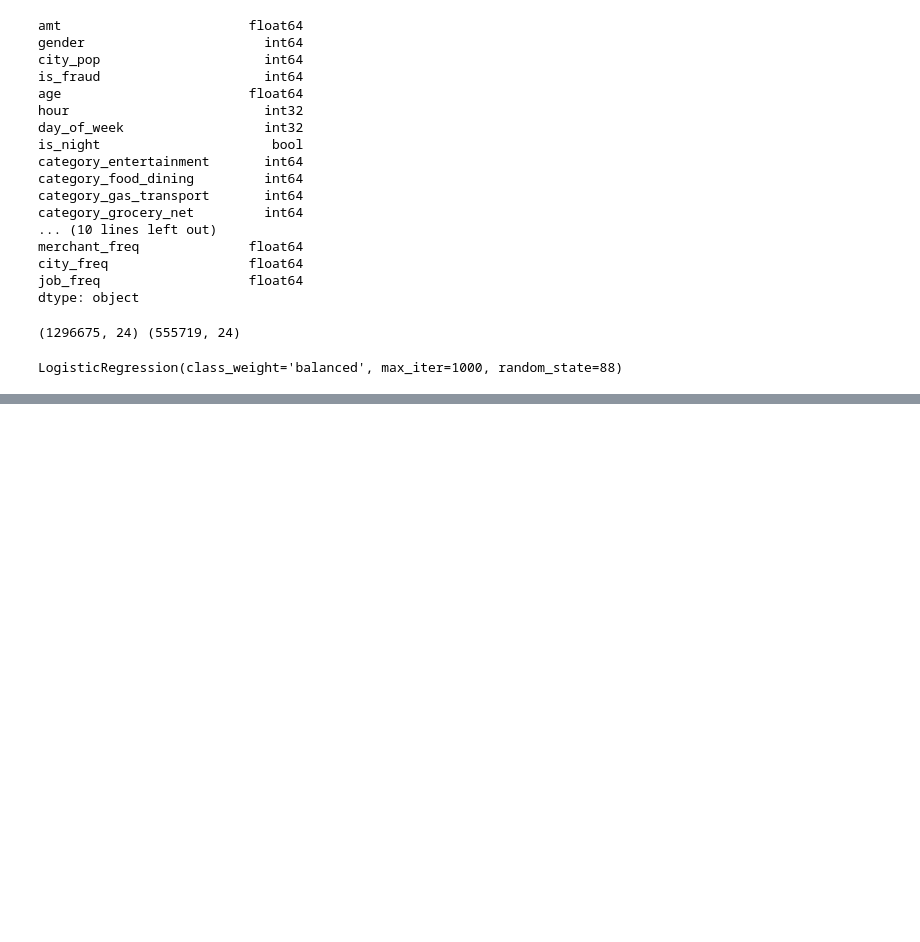
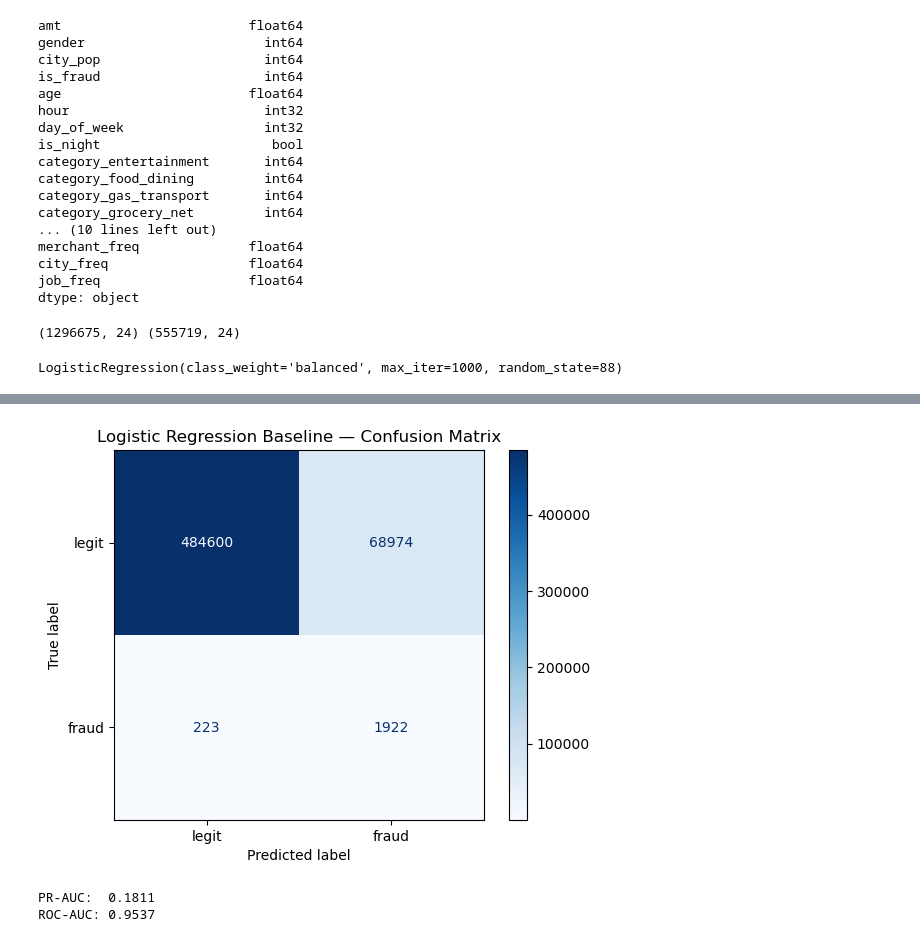
Before and after one commit to m7parikh/creditcard_fraud_model, a Jupyter notebook: LogisticRegression_baseline.ipynb, the cells around one changed output, grey strips where cells are left out. Saved outputs shown, nothing was run; the diff lists cells and outputs as text; code cells hidden in the pictures; blank space fills up the shorter version.

```diff
--- a/LogisticRegression_baseline.ipynb
+++ b/LogisticRegression_baseline.ipynb
@@ -60,3 +60,8 @@ model = LogisticRegression(class_weight="balanced", max_iter=1000, random_state=
 model.fit(X_train_scaled, y_train)
 # %% [output]
 LogisticRegression(class_weight='balanced', max_iter=1000, random_state=88)
+# %%
+y_pred = model.predict(X_test_scaled)
+y_pred_proba = model.predict_proba(X_test_scaled)[:, 1]
+
+print(classification_report(y_test, y_pred, target_names=["legit", "fraud"]))
@@ -62,0 +77,17 @@ LogisticRegression(class_weight='balanced', max_iter=1000, random_state=88)
+# %%
+cm = confusion_matrix(y_test, y_pred)
+disp = ConfusionMatrixDisplay(confusion_matrix=cm, display_labels=["legit", "fraud"])
+disp.plot(cmap="Blues", values_format="d")
+plt.title("Logistic Regression Baseline — Confusion Matrix")
+plt.show()
+# %% [output]
+[figure, added]
+# %%
+pr_auc = average_precision_score(y_test, y_pred_proba)
+roc_auc = roc_auc_score(y_test, y_pred_proba)
+
+print(f"PR-AUC:  {pr_auc:.4f}")
+print(f"ROC-AUC: {roc_auc:.4f}")
+# %% [output]
+PR-AUC:  0.1811
+ROC-AUC: 0.9537
```
Also changed, not shown: parts of 1 cell of this notebook.
